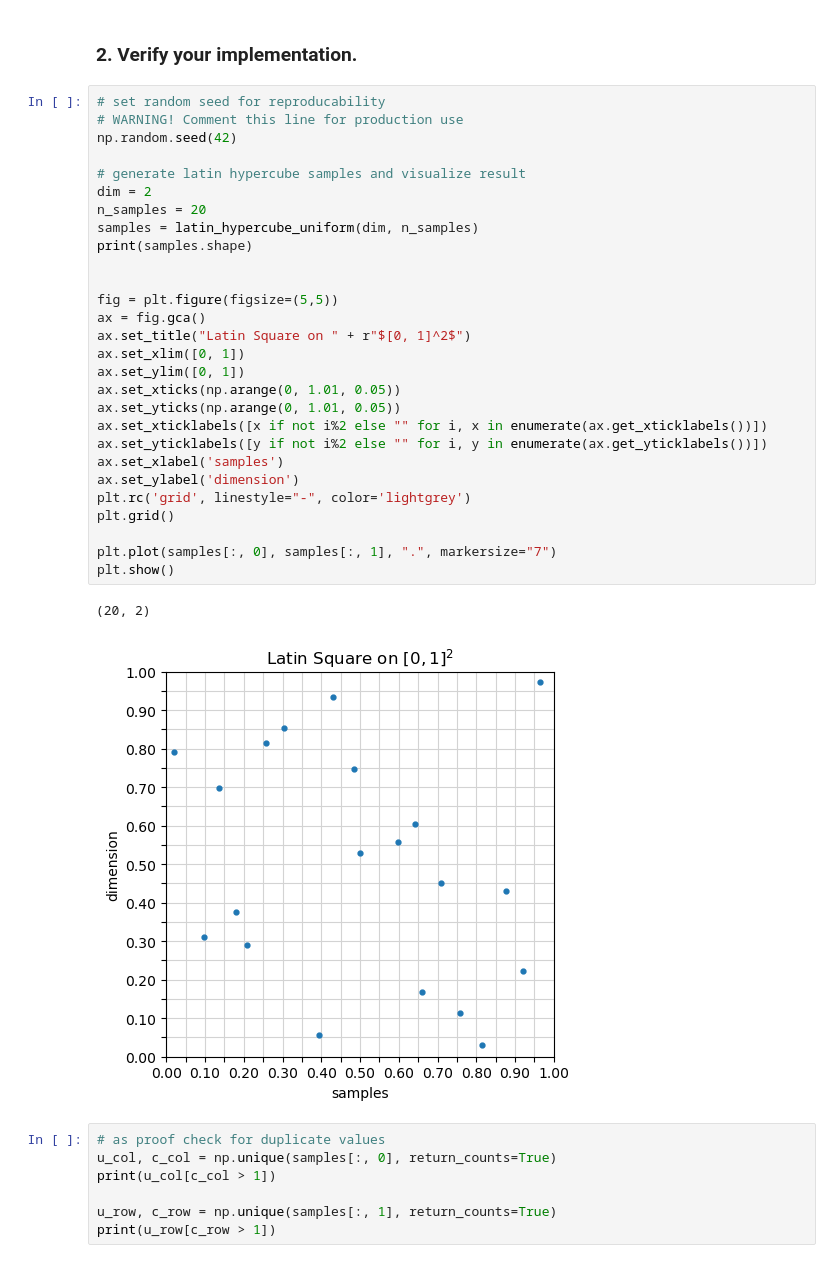
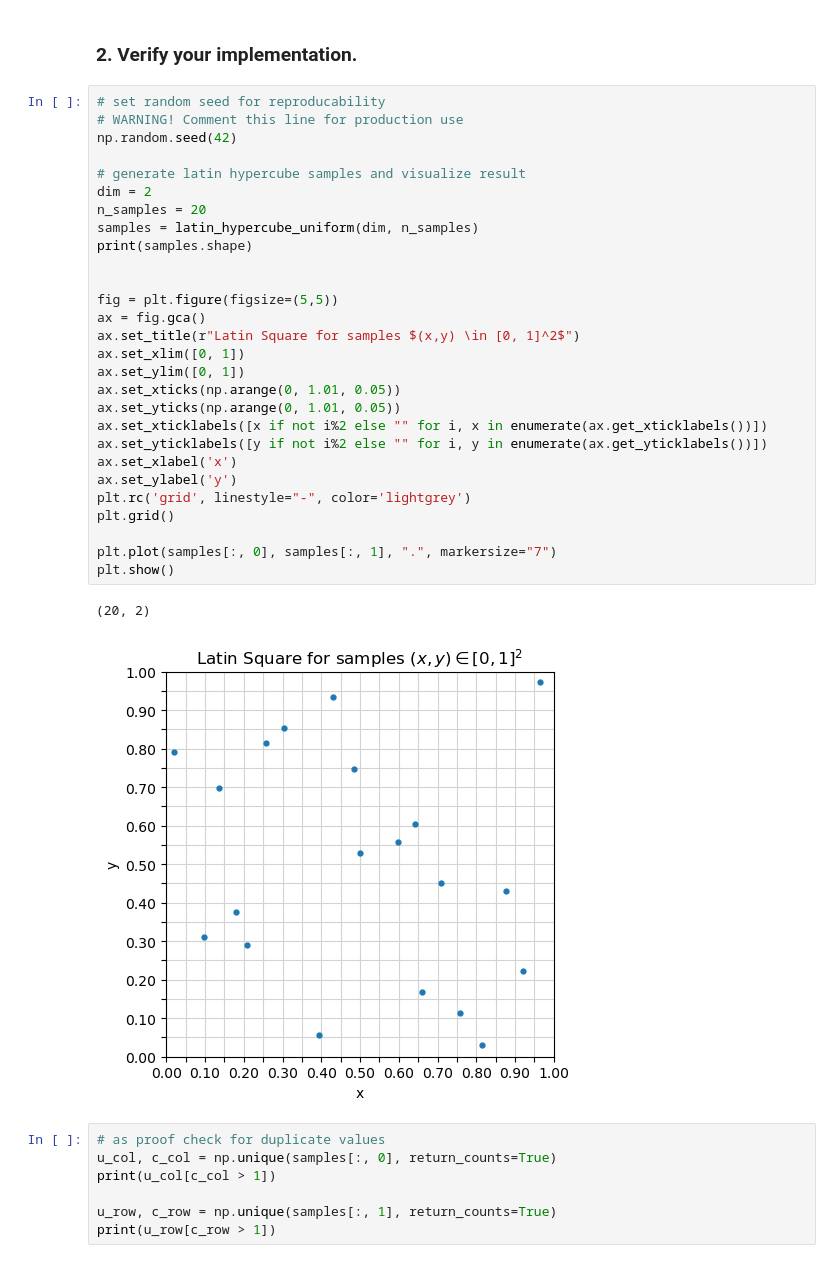
Before and after one commit to maximilian-nowak/uq-assignments, a Jupyter notebook: notebooks/Assignment_2.ipynb, the cells around one changed output. Saved outputs shown, nothing was run; the diff lists cells and outputs as text.

Commit message:
improve title for latin square

```diff
--- a/notebooks/Assignment_2.ipynb
+++ b/notebooks/Assignment_2.ipynb
@@ -64,34 +64,34 @@ pass
 # %%
 # set random seed for reproducability
 # WARNING! Comment this line for production use
 np.random.seed(42)
 
 # generate latin hypercube samples and visualize result
 dim = 2
 n_samples = 20
 samples = latin_hypercube_uniform(dim, n_samples)
 print(samples.shape)
 
 
 fig = plt.figure(figsize=(5,5))
 ax = fig.gca()
-ax.set_title("Latin Square on " + r"$[0, 1]^2$")
+ax.set_title(r"Latin Square for samples $(x,y) \in [0, 1]^2$")
 ax.set_xlim([0, 1])
 ax.set_ylim([0, 1])
 ax.set_xticks(np.arange(0, 1.01, 0.05))
 ax.set_yticks(np.arange(0, 1.01, 0.05))
 ax.set_xticklabels([x if not i%2 else "" for i, x in enumerate(ax.get_xticklabels())])
 ax.set_yticklabels([y if not i%2 else "" for i, y in enumerate(ax.get_yticklabels())])
-ax.set_xlabel('samples')
-ax.set_ylabel('dimension')
+ax.set_xlabel('x')
+ax.set_ylabel('y')
 plt.rc('grid', linestyle="-", color='lightgrey')
 plt.grid()
 
 plt.plot(samples[:, 0], samples[:, 1], ".", markersize="7")
 plt.show()
 # %% [output]
 (20, 2)
-[figure, old version]
+[figure, new version]
 # %%
 # as proof check for duplicate values
 u_col, c_col = np.unique(samples[:, 0], return_counts=True)
```
